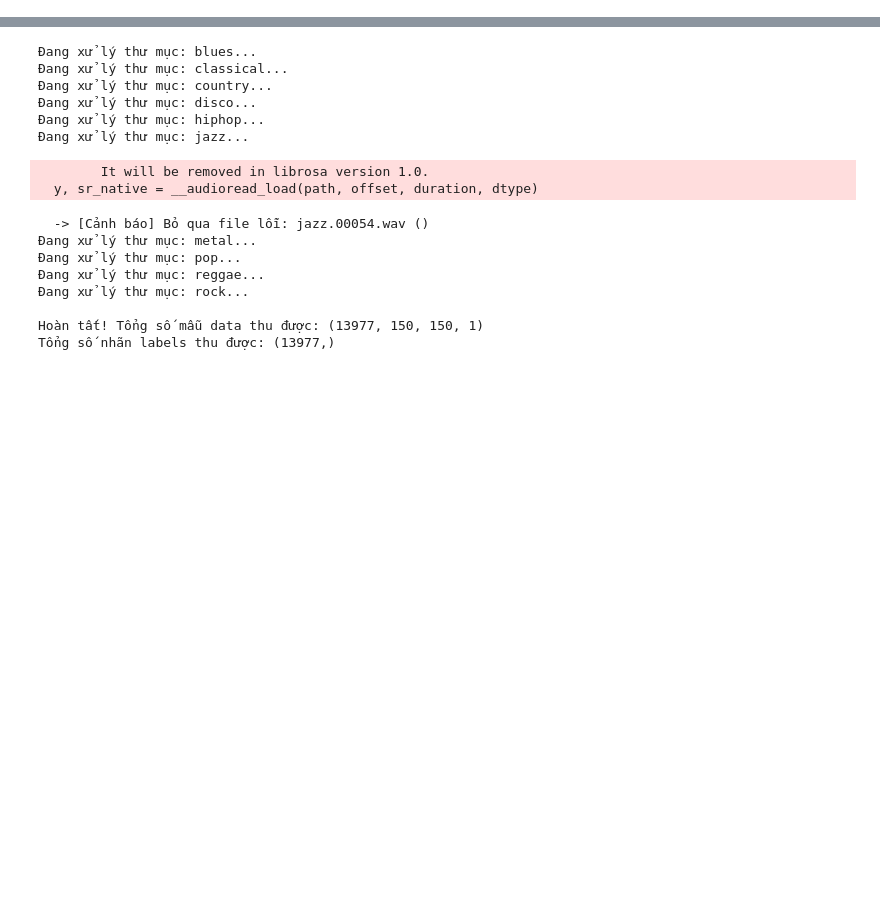
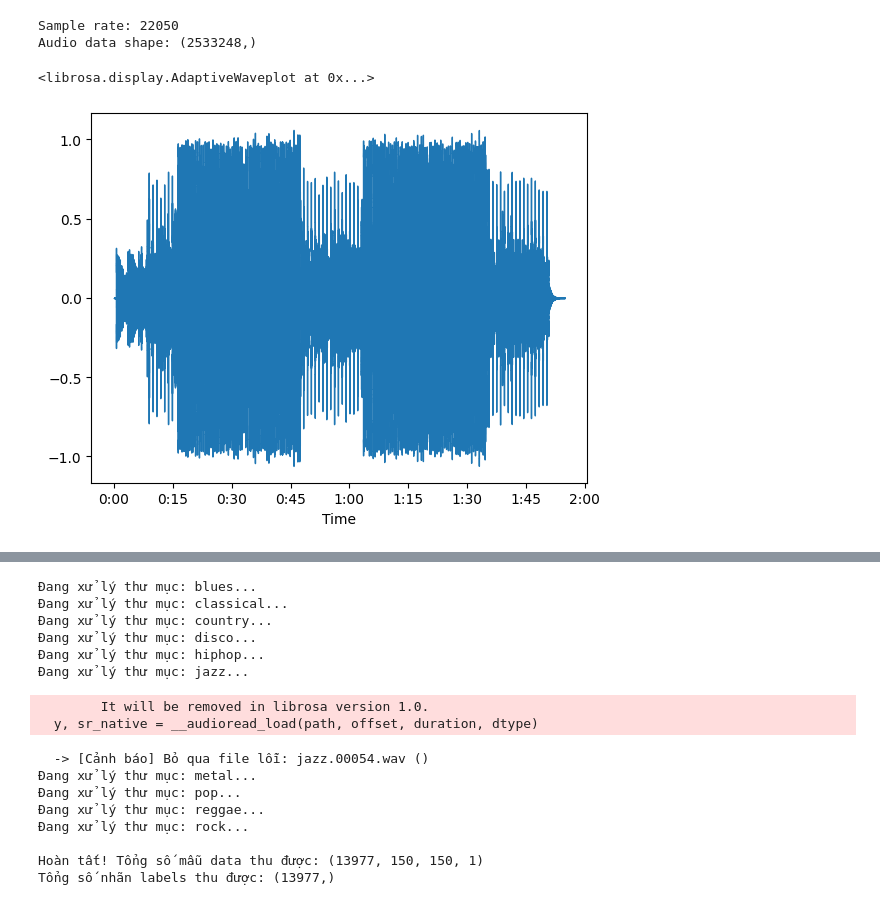
Before and after one commit to CongDuc-17/Music-Genre-Classification-System, a Jupyter notebook: AI/Training.ipynb, the cells around one changed output, grey strips where cells are left out. Saved outputs shown, nothing was run; the diff lists cells and outputs as text; code cells hidden in the pictures; blank space fills up the shorter version.

```diff
--- a/AI/Training.ipynb
+++ b/AI/Training.ipynb
@@ -1,14 +1,21 @@
 # %%
 import librosa
 import librosa.display
 import matplotlib.pyplot as plt
 import numpy as np
 
-filename = '../Data/genres_original/pop/pop.00000.wav'
+# filename = '../Data/genres_original/pop/pop.00000.wav'
+filename='../Data_Test/atlasaudio-disco-518074.mp3'
 y, sr = librosa.load(filename)
 print(f"Sample rate: {sr}")
+print (f"Audio data shape: {y.shape}")
 
 librosa.display.waveshow(y, sr=sr)
+# %% [output]
+Sample rate: 22050
+Audio data shape: (2533248,)
+<librosa.display.AdaptiveWaveplot at 0x...>
+[figure, added]
 # %%
 # Phát âm thanh
 from IPython.display import Audio
```
Also changed, not shown: parts of 18 cells of this notebook, 13 other files.
